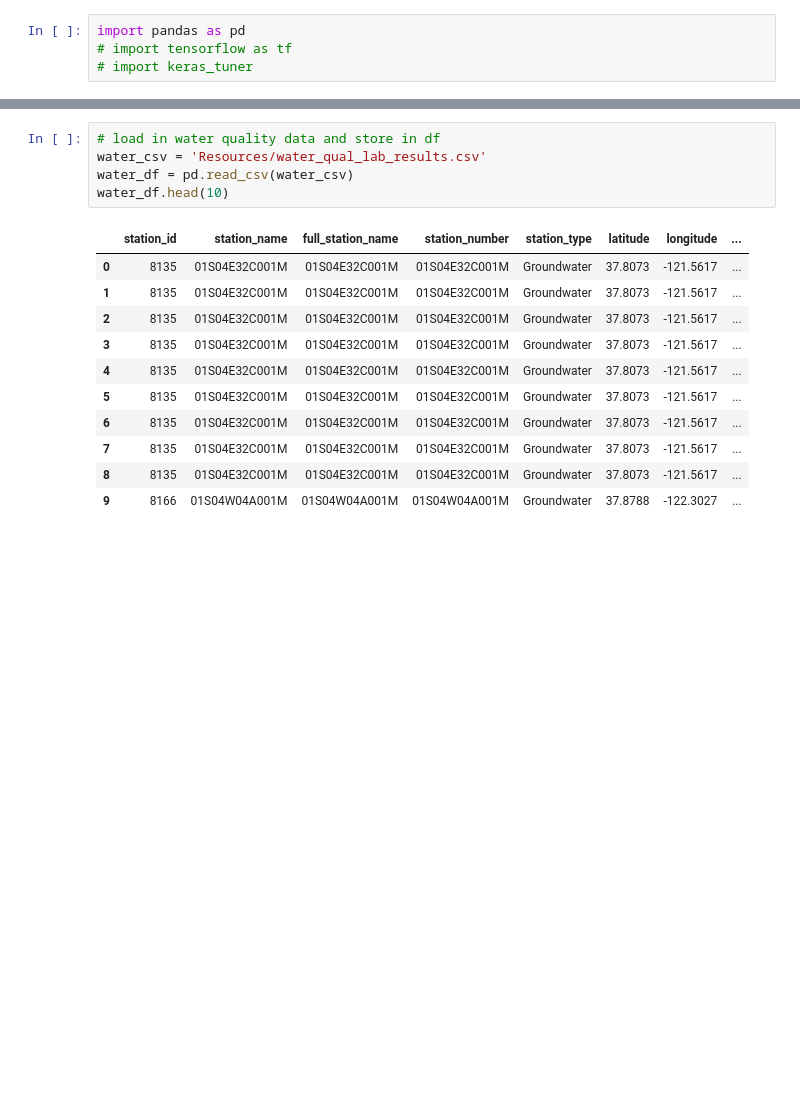
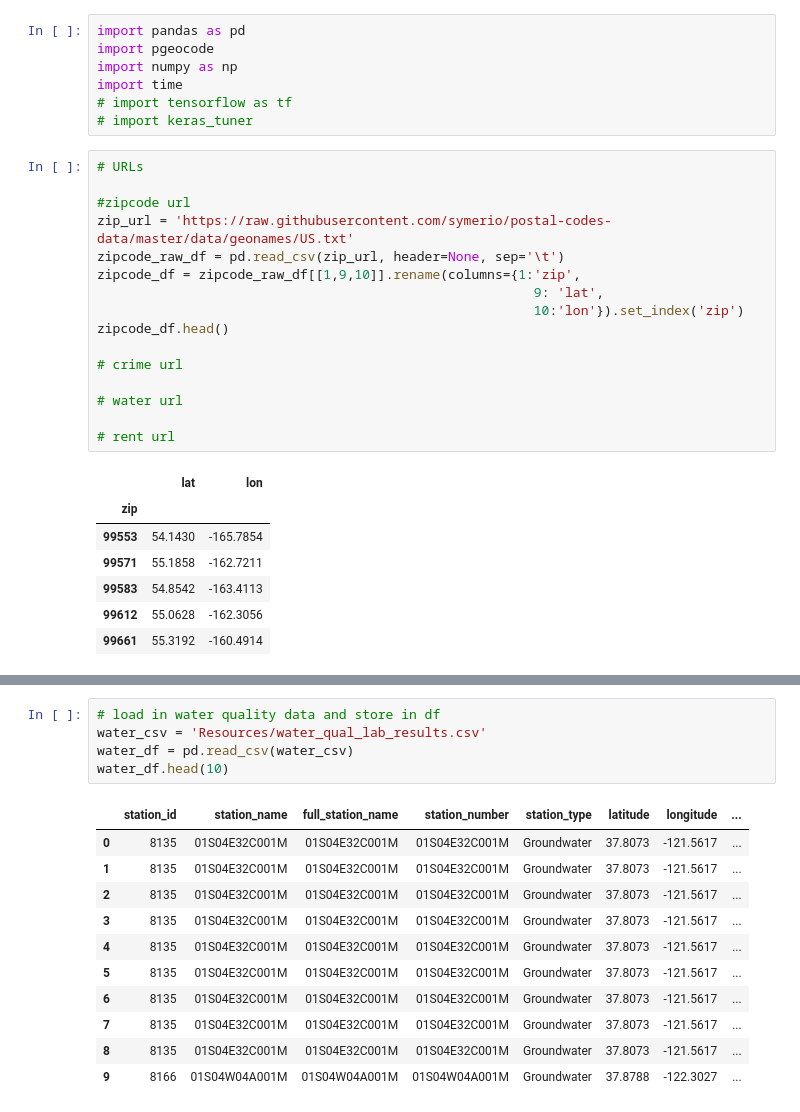
Before and after one commit to MaxDorris/MachineLearningProject, a Jupyter notebook: clean.ipynb, the cells around one changed output, grey strips where cells are left out. Cells and saved outputs as stored; diff of their text form; blank space fills up the shorter version.

```diff
--- a/clean.ipynb
+++ b/clean.ipynb
@@ -1,7 +1,34 @@
 # %%
 import pandas as pd
+import pgeocode
+import numpy as np
+import time
 # import tensorflow as tf
 # import keras_tuner
+# %%
+# URLs
+
+#zipcode url
+zip_url = 'https://raw.githubusercontent.com/symerio/postal-codes-data/master/data/geonames/US.txt'
+zipcode_raw_df = pd.read_csv(zip_url, header=None, sep='\t')
+zipcode_df = zipcode_raw_df[[1,9,10]].rename(columns={1:'zip',
+                                                        9: 'lat',
+                                                        10:'lon'}).set_index('zip')
+zipcode_df.head()
+
+# crime url
+
+# water url
+
+# rent url
+# %% [output]
+|  | lat | lon |
+| zip |  |  |
+| 99553 | 54.1430 | -165.7854 |
+| 99571 | 55.1858 | -162.7211 |
+| 99583 | 54.8542 | -163.4113 |
+| 99612 | 55.0628 | -162.3056 |
+| 99661 | 55.3192 | -160.4914 |
 # %%
 # load in crime data and store in df
 crime_csv = 'Resources/crime_data.csv'
```
Also changed, not shown: parts of 10 cells of this notebook, 1 other file.
